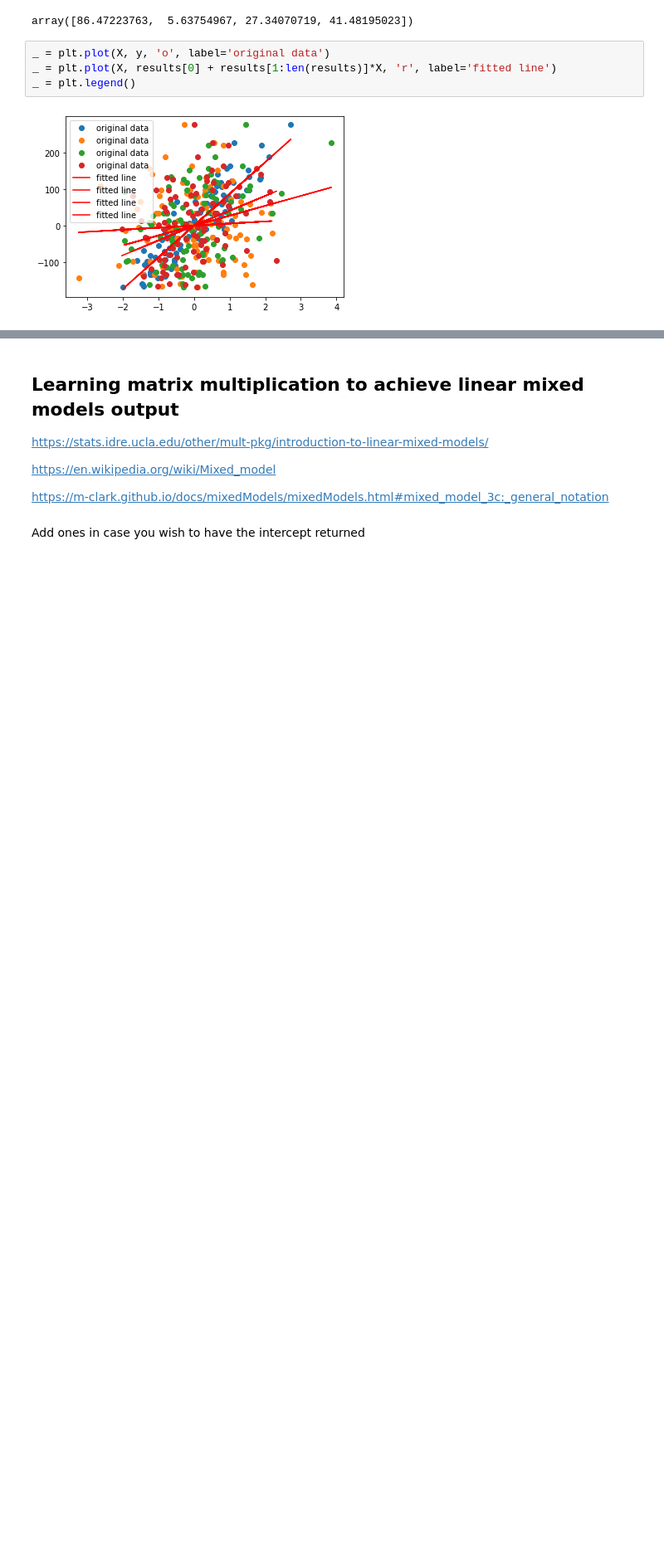
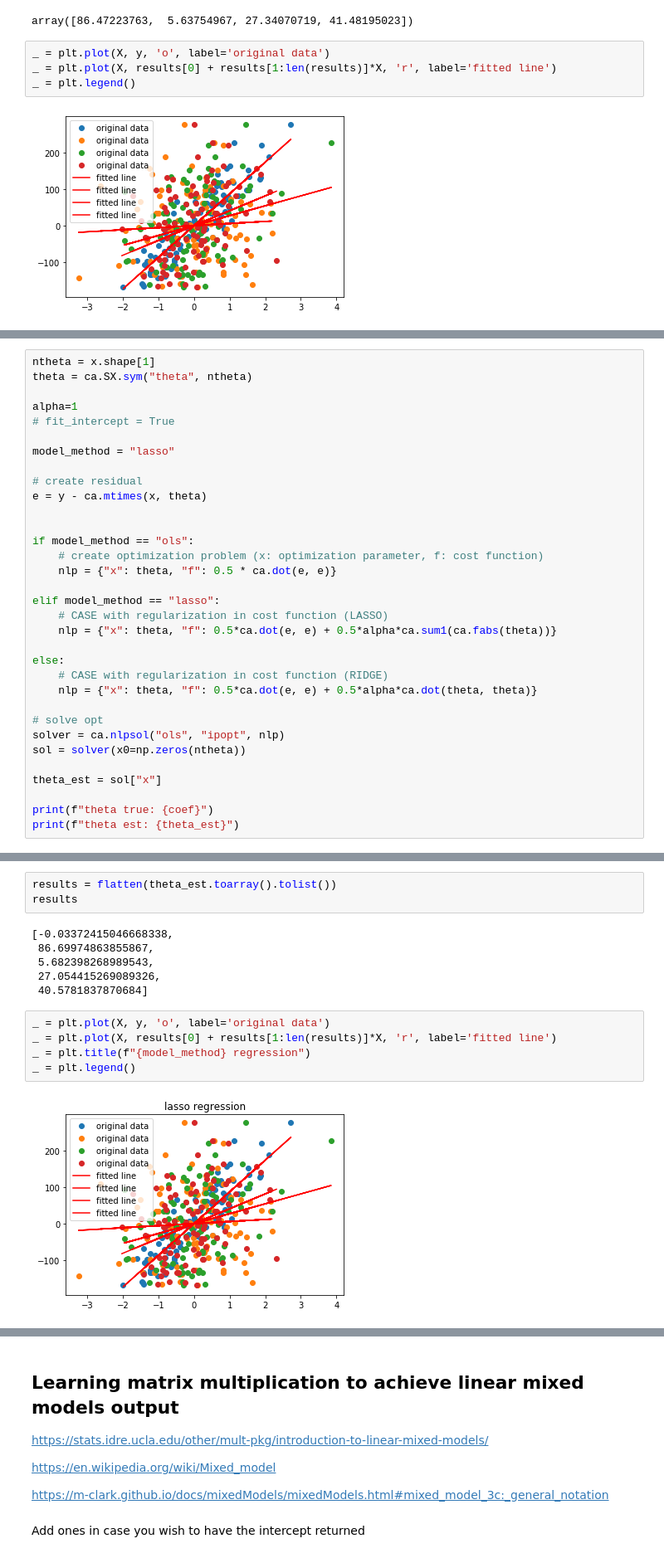
Before and after one commit to G-Licitra/hime, a Jupyter notebook: playground/linear_regression_methods.ipynb, the cells around one changed output, grey strips where cells are left out. Shown at 83% size. Cells and saved outputs as stored; diff of their text form; blank space fills up the shorter version.

```diff
--- a/playground/linear_regression_methods.ipynb
+++ b/playground/linear_regression_methods.ipynb
@@ -200,0 +211,33 @@ _ = plt.legend()
+# %%
+ntheta = x.shape[1]
+theta = ca.SX.sym("theta", ntheta)
+
+alpha=1
+# fit_intercept = True
+
+model_method = "lasso"
+
+# create residual
+e = y - ca.mtimes(x, theta)
+
+
+if model_method == "ols":
+    # create optimization problem (x: optimization parameter, f: cost function)
+    nlp = {"x": theta, "f": 0.5 * ca.dot(e, e)}
+
+elif model_method == "lasso":
+    # CASE with regularization in cost function (LASSO)
+    nlp = {"x": theta, "f": 0.5*ca.dot(e, e) + 0.5*alpha*ca.sum1(ca.fabs(theta))}
+
+else:
+    # CASE with regularization in cost function (RIDGE)
+    nlp = {"x": theta, "f": 0.5*ca.dot(e, e) + 0.5*alpha*ca.dot(theta, theta)}
+
+# solve opt
+solver = ca.nlpsol("ols", "ipopt", nlp)
+sol = solver(x0=np.zeros(ntheta))
+
+theta_est = sol["x"]
+
+print(f"theta true: {coef}")
+print(f"theta est: {theta_est}")
@@ -200,0 +262,16 @@ _ = plt.legend()
+# %%
+results = flatten(theta_est.toarray().tolist())
+results
+# %% [output]
+[-0.03372415046668338,
+ 86.69974863855867,
+ 5.682398268989543,
+ 27.054415269089326,
+ 40.5781837870684]
+# %%
+_ = plt.plot(X, y, 'o', label='original data')
+_ = plt.plot(X, results[0] + results[1:len(results)]*X, 'r', label='fitted line')
+_ = plt.title(f"{model_method} regression")
+_ = plt.legend()
+# %% [output]
+[figure, added]
```
Also changed, not shown: parts of 25 cells of this notebook.
